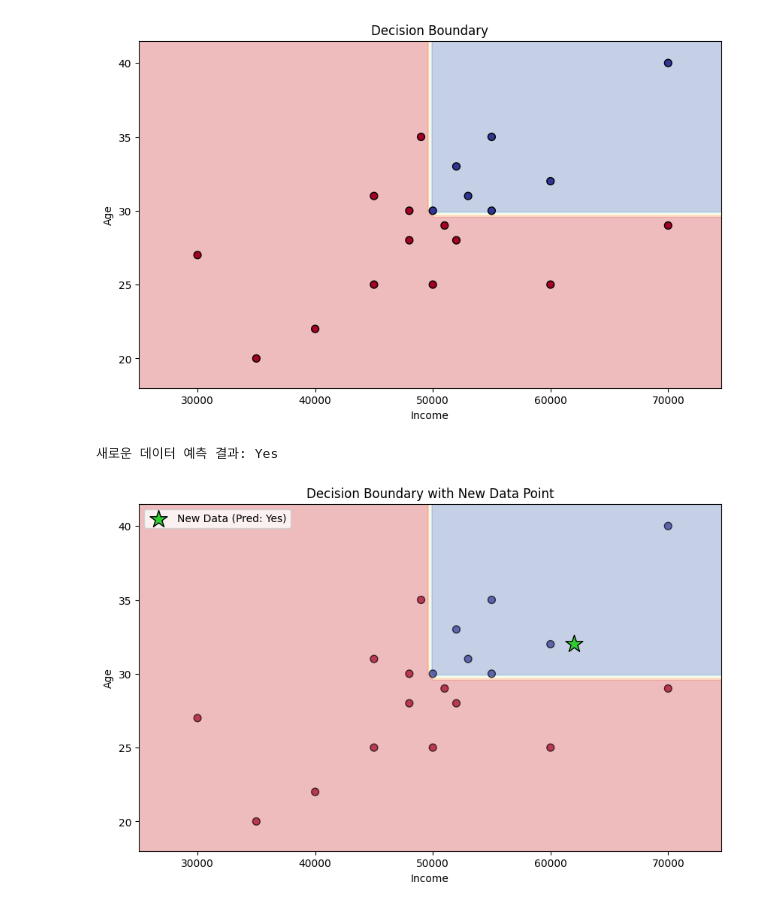
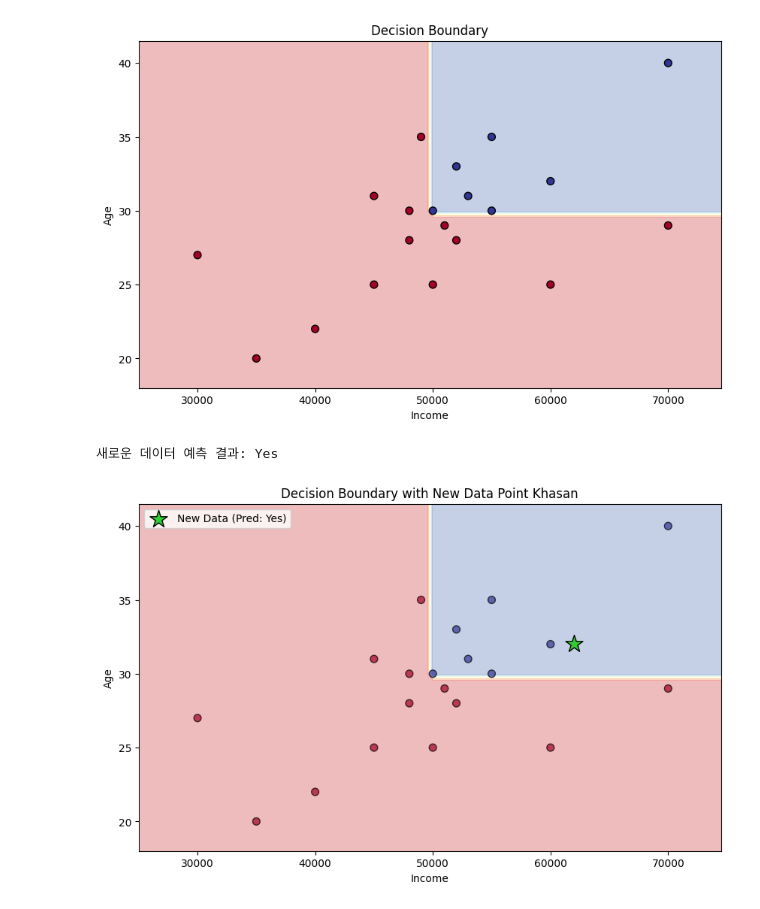
Before and after one commit to Nonamechick/AI-Electronic-Khasan, a Jupyter notebook: DataRegression.ipynb, the cells around one changed output. Drawn from its saved outputs; the diff is of its cells as text; code cells hidden in the pictures.

```diff
--- a/DataRegression.ipynb
+++ b/DataRegression.ipynb
@@ -167,32 +167,32 @@ Z = np.array([1 if val == 'Yes' else 0 for val in Z])
 Z = Z.reshape(xx.shape)
 
 # 결정 경계 영역 시각화
 plt.contourf(xx, yy, Z, alpha=0.3, cmap=plt.cm.RdYlBu)
 
 # 기존 데이터 산점도 추가
 y_numeric = np.array([1 if val == 'Yes' else 0 for val in y])
 plt.scatter(X['Income'], X['Age'], c=y_numeric, edgecolor='k', cmap=plt.cm.RdYlBu, s=50, alpha=0.7)
 
 # --- [추가] 새로운 데이터 포인트 정의 및 예측 ---
 new_income = 62000
 new_age = 32
 
 # 새로운 데이터용 DataFrame 생성 (특성 이름 필수)
 new_data = pd.DataFrame([[new_income, new_age]], columns=['Income', 'Age'])
 
 # 모델 예측 수행
 new_pred = model.predict(new_data)[0]
 print(f"새로운 데이터 예측 결과: {new_pred}")
 
 # 새로운 데이터를 그래프에 표시 (초록색 별 모양 마커)
 plt.scatter(new_income, new_age, color='limegreen', marker='*', s=300, edgecolor='black', label=f'New Data (Pred: {new_pred})')
 
 # 그래프 설정
 plt.xlabel('Income')
 plt.ylabel('Age')
-plt.title('Decision Boundary with New Data Point')
+plt.title('Decision Boundary with New Data Point Khasan')
 plt.legend()
 plt.show()
 # %% [output]
 새로운 데이터 예측 결과: Yes
-[figure, old version]
+[figure, new version]
```
